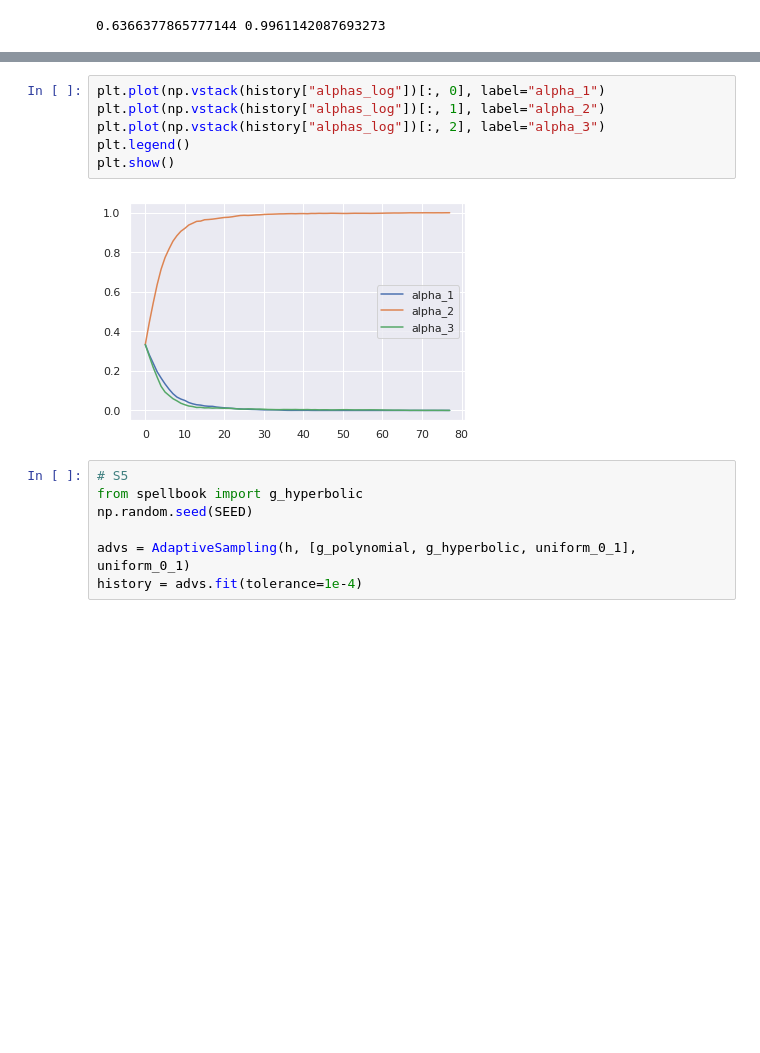
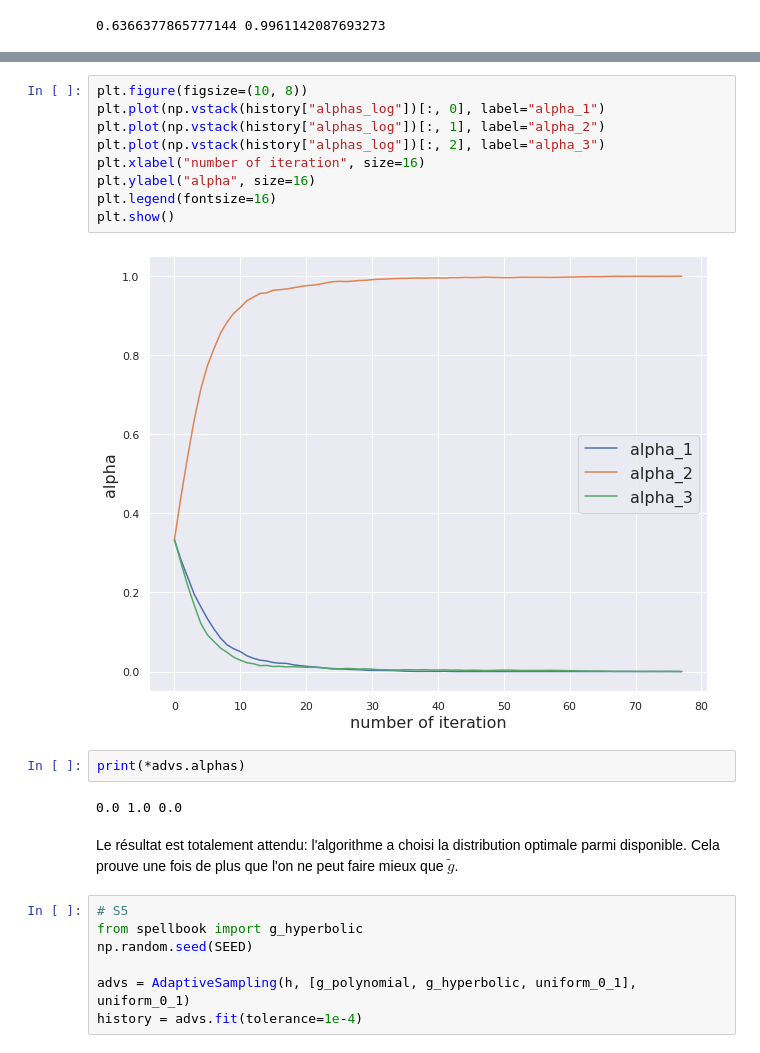
Before and after one commit to stdereka/MAP361P, a Jupyter notebook: project.ipynb, the cells around one changed output, grey strips where cells are left out. Drawn from its saved outputs; the diff is of its cells as text; blank space fills up the shorter version.

```diff
--- a/project.ipynb
+++ b/project.ipynb
@@ -178,11 +196,20 @@ plt.plot(history["variance_log"])
 # %%
+plt.figure(figsize=(10, 8))
 plt.plot(np.vstack(history["alphas_log"])[:, 0], label="alpha_1")
 plt.plot(np.vstack(history["alphas_log"])[:, 1], label="alpha_2")
 plt.plot(np.vstack(history["alphas_log"])[:, 2], label="alpha_3")
-plt.legend()
+plt.xlabel("number of iteration", size=16)
+plt.ylabel("alpha", size=16)
+plt.legend(fontsize=16)
 plt.show()
 # %% [output]
-[figure, old version]
+[figure, new version]
+# %%
+print(*advs.alphas)
+# %% [output]
+0.0 1.0 0.0
+# %% [markdown]
+Le résultat est totalement attendu: l'algorithme a choisi la distribution optimale parmi disponible. Cela prouve une fois de plus que l'on ne peut faire mieux que $\tilde{g}$.
 # %%
 # S5
 from spellbook import g_hyperbolic
```
Also changed, not shown: parts of 6 cells of this notebook.
